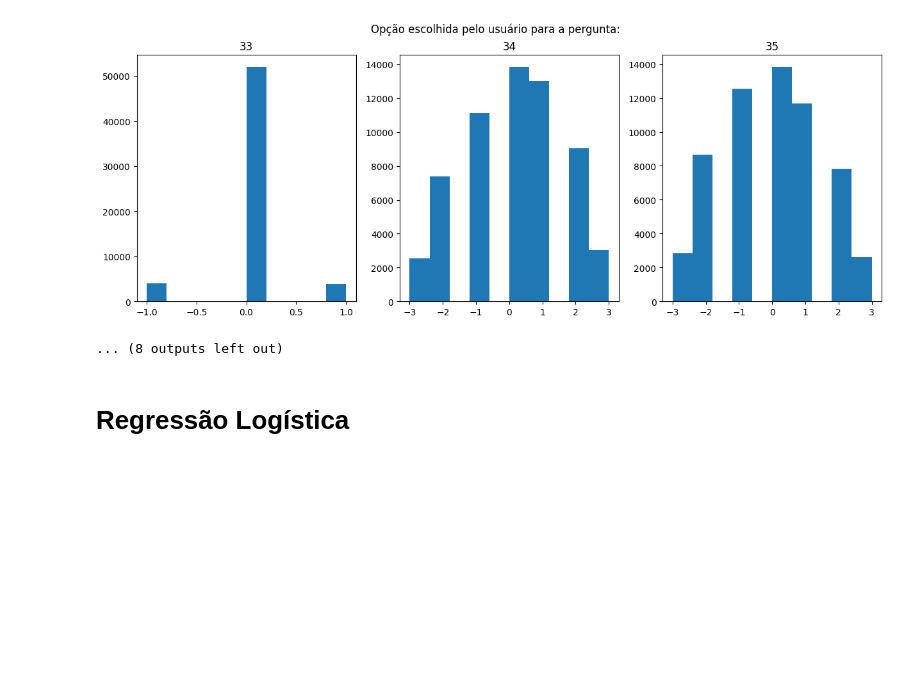
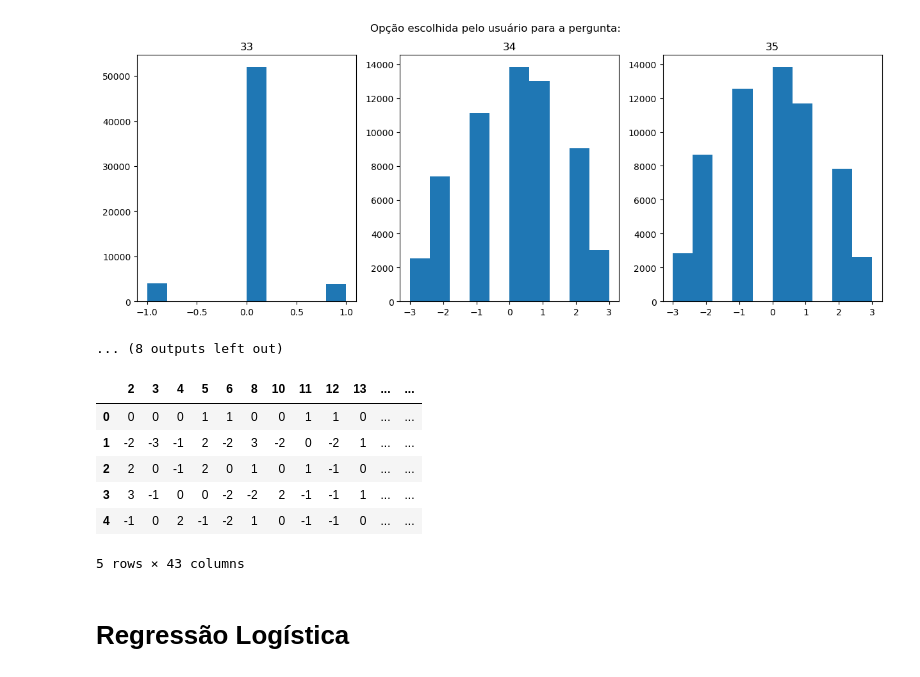
Before and after one commit to talesnobre/Trainees2, a Jupyter notebook: Projeto Final/Final.ipynb, the cells around one changed output. Saved outputs shown, nothing was run; the diff lists cells and outputs as text; code cells hidden in the pictures; blank space fills up the shorter version.

Commit message:
feat: add dfcorrelation

```diff
--- a/Projeto Final/Final.ipynb
+++ b/Projeto Final/Final.ipynb
@@ -490,6 +477,22 @@ plt.show()
 [figure]
 [figure]
 ... (8 outputs left out)
+# %%
+# Após fazer a análise da correlação e observar os histogramas, podemos ver que algumas variáveis não possuem uma correlação
+# muito alta com a variável target.
+# Para isso, será interessante remover as variáveis que possuem uma correlação menor que 0.01 e maior que -0.01 com o target.
+
+dfcorrelation = df.drop(correlation_with_target[(correlation_with_target < 0.01) & (correlation_with_target > -0.01)].index, axis=1)
+# %%
+dfcorrelation.head()
+# %% [output]
+|  | 2 | 3 | 4 | 5 | 6 | 8 | 10 | 11 | 12 | 13 | ... | ... |
+| 0 | 0 | 0 | 0 | 1 | 1 | 0 | 0 | 1 | 1 | 0 | ... | ... |
+| 1 | -2 | -3 | -1 | 2 | -2 | 3 | -2 | 0 | -2 | 1 | ... | ... |
+| 2 | 2 | 0 | -1 | 2 | 0 | 1 | 0 | 1 | -1 | 0 | ... | ... |
+| 3 | 3 | -1 | 0 | 0 | -2 | -2 | 2 | -1 | -1 | 1 | ... | ... |
+| 4 | -1 | 0 | 2 | -1 | -2 | 1 | 0 | -1 | -1 | 0 | ... | ... |
+5 rows × 43 columns
 # %% [markdown]
 # Regressão Logística
 # %% [markdown]
```
Also changed, not shown: parts of 8 cells of this notebook.
